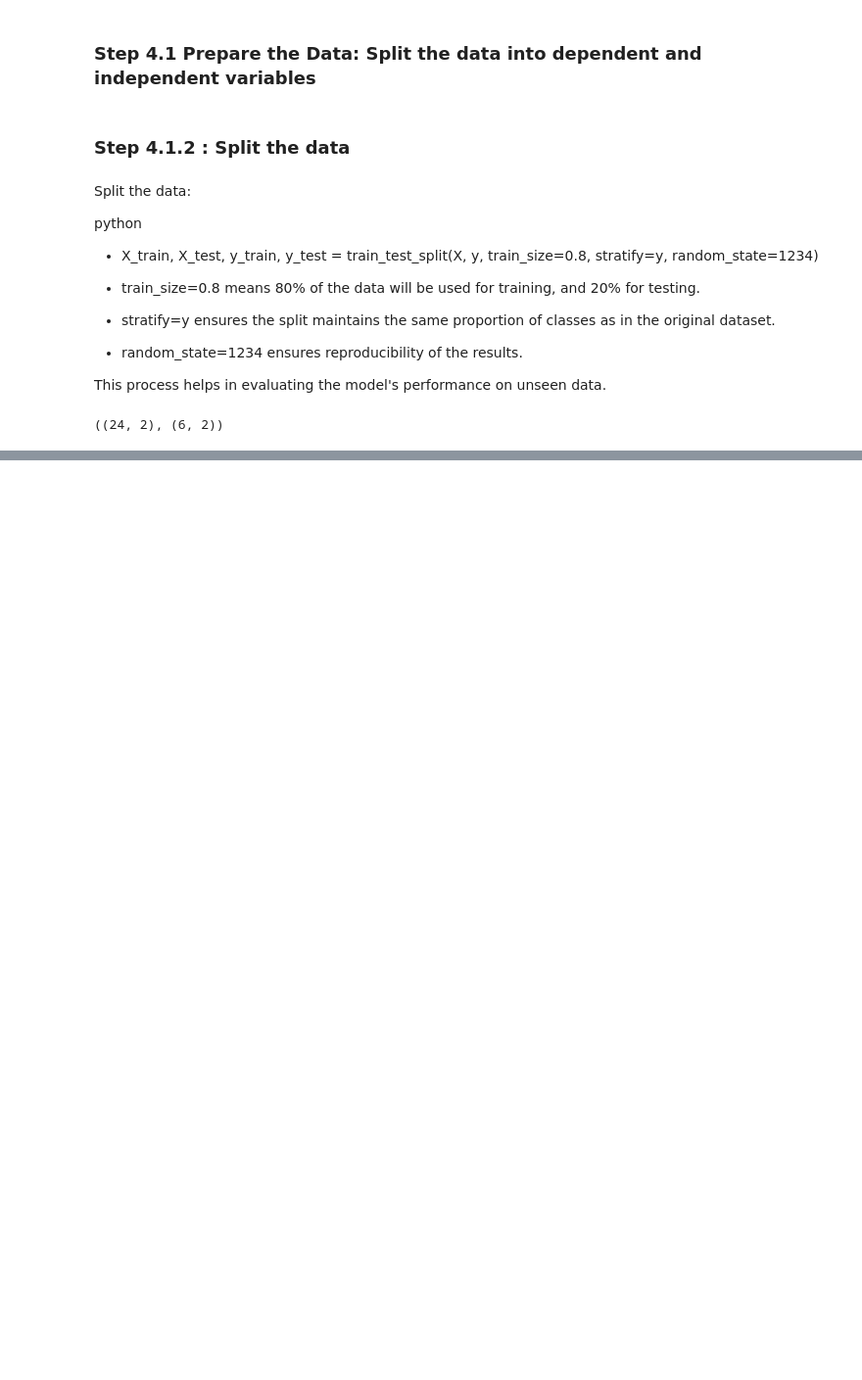
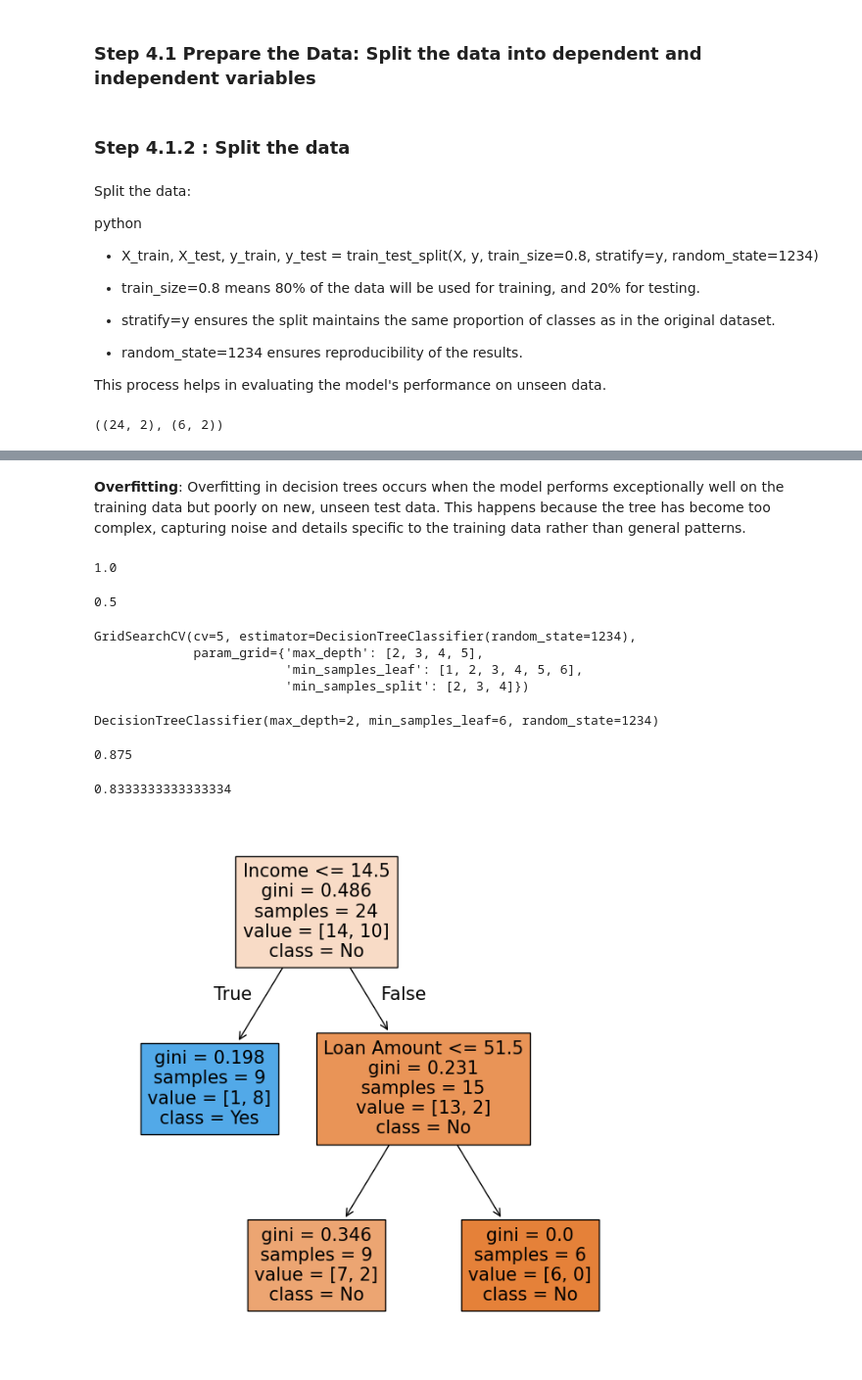
Before and after one commit to AbhishekJunnarkar/DS-ML-Projects, a Jupyter notebook: 00-awesome-data-modelling-with-ml/006-Project-Loans-decision-tree-modelling/Project-Loan-Decision-Tree-Modelling.ipynb, the cells around one changed output, grey strips where cells are left out. Shown at 98% size. Cells and saved outputs as stored; diff of their text form; code cells hidden in the pictures; blank space fills up the shorter version.

```diff
--- a/00-awesome-data-modelling-with-ml/006-Project-Loans-decision-tree-modelling/Project-Loan-Decision-Tree-Modelling.ipynb
+++ b/00-awesome-data-modelling-with-ml/006-Project-Loans-decision-tree-modelling/Project-Loan-Decision-Tree-Modelling.ipynb
@@ -223,0 +233,14 @@ plt.ylabel('Importance');
+# %% [markdown]
+**Overfitting**: Overfitting in decision trees occurs when the model performs exceptionally well on the training data but poorly on new, unseen test data. This happens because the tree has become too complex, capturing noise and details specific to the training data rather than general patterns.
+# %%
+model.score(X_train, y_train)
+# %% [output]
+1.0
+# %%
+model.score(X_test, y_test)
+# %% [output]
+0.5
+# %%
+grid = {'max_depth':[2,3,4,5],
+       'min_samples_split': [2,3,4],
+       'min_samples_leaf': [1,2,3,4,5,6]}
@@ -223,0 +249,30 @@ plt.ylabel('Importance');
+# %%
+classifier = DecisionTreeClassifier(random_state = 1234)
+gcv = GridSearchCV(estimator = classifier,param_grid=grid, cv=5)
+gcv.fit(X_train, y_train)
+# %% [output]
+GridSearchCV(cv=5, estimator=DecisionTreeClassifier(random_state=1234),
+             param_grid={'max_depth': [2, 3, 4, 5],
+                         'min_samples_leaf': [1, 2, 3, 4, 5, 6],
+                         'min_samples_split': [2, 3, 4]})
+# %%
+model_ = gcv.best_estimator_
+model_.fit(X_train, y_train)
+# %% [output]
+DecisionTreeClassifier(max_depth=2, min_samples_leaf=6, random_state=1234)
+# %%
+model_.score(X_train, y_train)
+# %% [output]
+0.875
+# %%
+model_.score(X_test, y_test)
+# %% [output]
+0.8333333333333334
+# %%
+plt.figure(figsize = (8,8))
+tree.plot_tree(model_,
+                   feature_names = list(X.columns),
+                   class_names = ['No','Yes'],
+                   filled = True);
+# %% [output]
+[figure, added]
```
Also changed, not shown: parts of 12 cells of this notebook.
